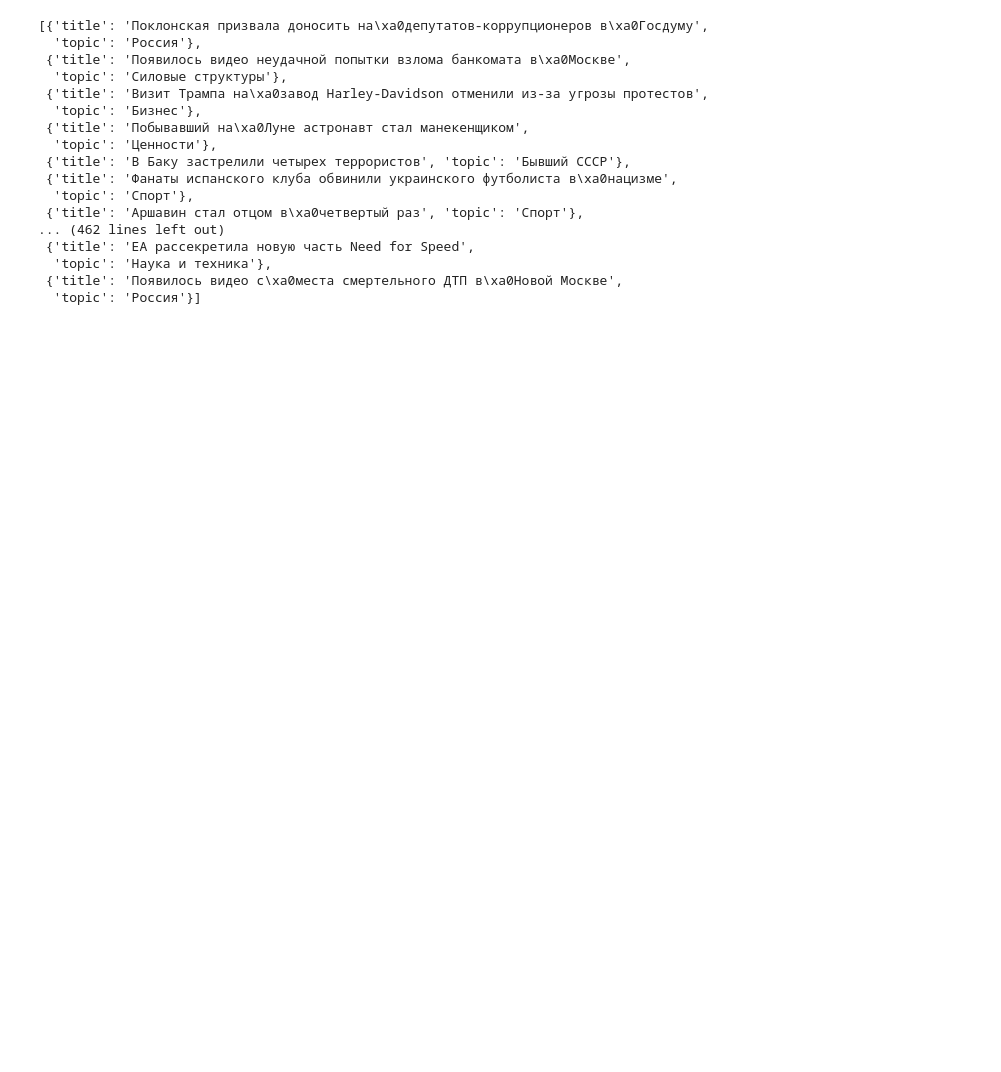
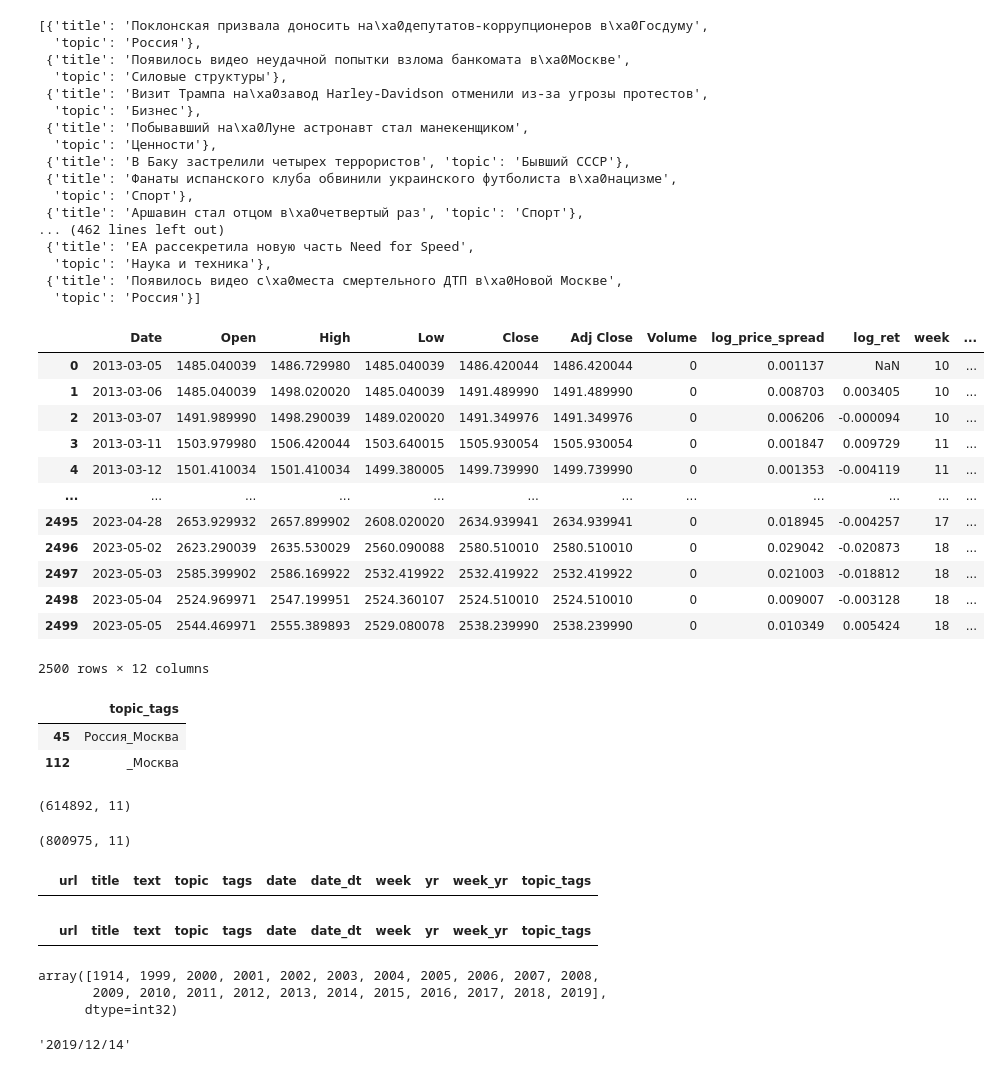
Before and after one commit to damnpav/news_analysis, a Jupyter notebook: _2_matching.ipynb, the cells around one changed output. Drawn from its saved outputs; the diff is of its cells as text; code cells hidden in the pictures; blank space fills up the shorter version.

Commit message:
merging imoex and news

```diff
--- a/_2_matching.ipynb
+++ b/_2_matching.ipynb
@@ -63,0 +66,2 @@ lenta_df.loc[lenta_df['date_dt']=='2017-02-01'][['title', 'topic']].to_dict('rec
+# %%
+imoex_df = pd.read_excel('imoex_data/imoex_quotes.xlsx')
@@ -63,0 +70,16 @@ lenta_df.loc[lenta_df['date_dt']=='2017-02-01'][['title', 'topic']].to_dict('rec
+# %%
+imoex_df
+# %% [output]
+|  | Date | Open | High | Low | Close | Adj Close | Volume | log_price_spread | log_ret | week | ... |
+| 0 | 2013-03-05 | 1485.040039 | 1486.729980 | 1485.040039 | 1486.420044 | 1486.420044 | 0 | 0.001137 | NaN | 10 | ... |
+| 1 | 2013-03-06 | 1485.040039 | 1498.020020 | 1485.040039 | 1491.489990 | 1491.489990 | 0 | 0.008703 | 0.003405 | 10 | ... |
+| 2 | 2013-03-07 | 1491.989990 | 1498.290039 | 1489.020020 | 1491.349976 | 1491.349976 | 0 | 0.006206 | -0.000094 | 10 | ... |
+| 3 | 2013-03-11 | 1503.979980 | 1506.420044 | 1503.640015 | 1505.930054 | 1505.930054 | 0 | 0.001847 | 0.009729 | 11 | ... |
+| 4 | 2013-03-12 | 1501.410034 | 1501.410034 | 1499.380005 | 1499.739990 | 1499.739990 | 0 | 0.001353 | -0.004119 | 11 | ... |
+| ... | ... | ... | ... | ... | ... | ... | ... | ... | ... | ... | ... |
+| 2495 | 2023-04-28 | 2653.929932 | 2657.899902 | 2608.020020 | 2634.939941 | 2634.939941 | 0 | 0.018945 | -0.004257 | 17 | ... |
+| 2496 | 2023-05-02 | 2623.290039 | 2635.530029 | 2560.090088 | 2580.510010 | 2580.510010 | 0 | 0.029042 | -0.020873 | 18 | ... |
+| 2497 | 2023-05-03 | 2585.399902 | 2586.169922 | 2532.419922 | 2532.419922 | 2532.419922 | 0 | 0.021003 | -0.018812 | 18 | ... |
+| 2498 | 2023-05-04 | 2524.969971 | 2547.199951 | 2524.360107 | 2524.510010 | 2524.510010 | 0 | 0.009007 | -0.003128 | 18 | ... |
+| 2499 | 2023-05-05 | 2544.469971 | 2555.389893 | 2529.080078 | 2538.239990 | 2538.239990 | 0 | 0.010349 | 0.005424 | 18 | ... |
+2500 rows × 12 columns
@@ -63,0 +92,6 @@ lenta_df.loc[lenta_df['date_dt']=='2017-02-01'][['title', 'topic']].to_dict('rec
+# %%
+topic_tags_df.loc[topic_tags_df['topic_tags'].str.contains('Москва')]  # топик и тег для фильтра
+# %% [output]
+|  | topic_tags |
+| 45 | Россия_Москва |
+| 112 | _Москва |
@@ -63,0 +102,26 @@ lenta_df.loc[lenta_df['date_dt']=='2017-02-01'][['title', 'topic']].to_dict('rec
+# %%
+filtered_lenta_df.shape
+# %% [output]
+(614892, 11)
+# %%
+lenta_df.shape  # незначительно отфильтровали
+# %% [output]
+(800975, 11)
+# %%
+filtered_lenta_df.loc[(filtered_lenta_df['yr']>2019)]
+# %% [output]
+|  | url | title | text | topic | tags | date | date_dt | week | yr | week_yr | topic_tags |
+# %%
+lenta_df.loc[lenta_df['yr']>2019]
+# %% [output]
+|  | url | title | text | topic | tags | date | date_dt | week | yr | week_yr | topic_tags |
+# %%
+lenta_df['yr'].unique()  # а у нас все равно новости по 2019й кек
+# %% [output]
+array([1914, 1999, 2000, 2001, 2002, 2003, 2004, 2005, 2006, 2007, 2008,
+       2009, 2010, 2011, 2012, 2013, 2014, 2015, 2016, 2017, 2018, 2019],
+      dtype=int32)
+# %%
+lenta_df['date'].max()  # на доковидных событиях смотримк => на стабильных рынках
+# %% [output]
+'2019/12/14'
```
Also changed, not shown: parts of 30 cells of this notebook, 2 other files.
